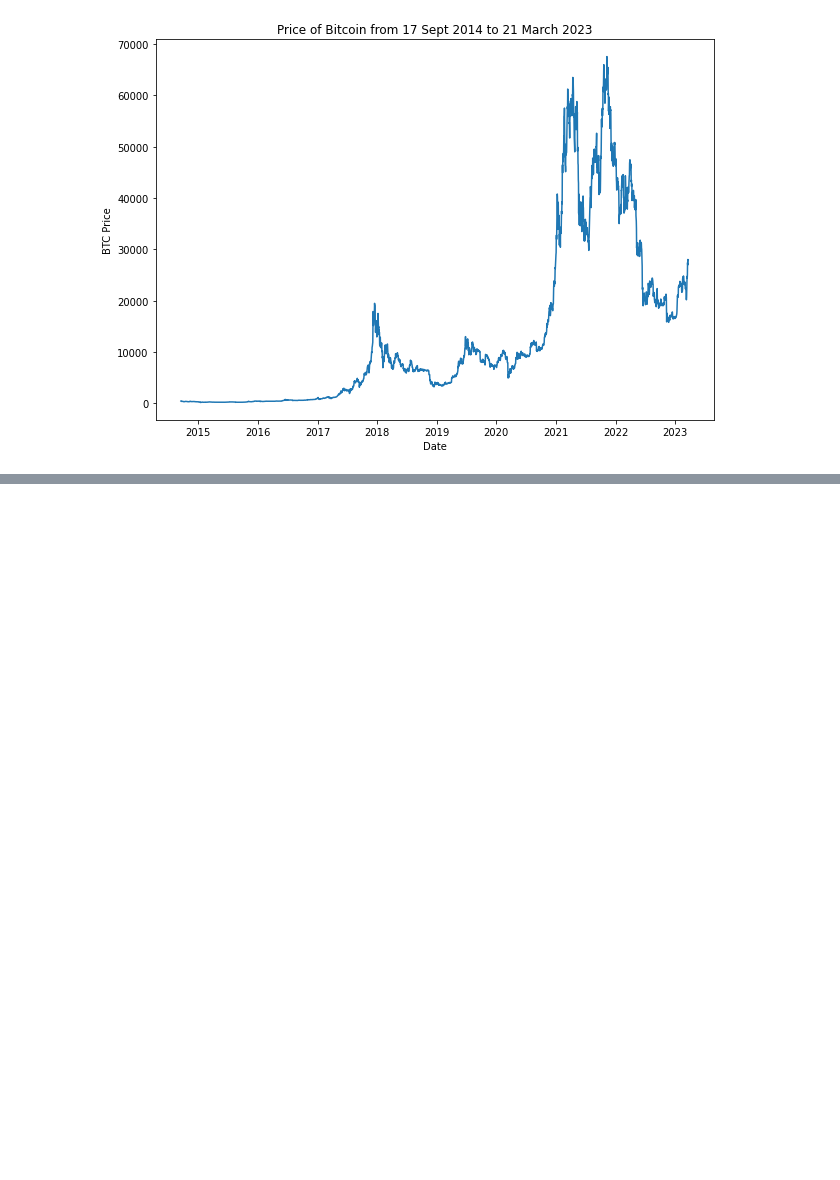
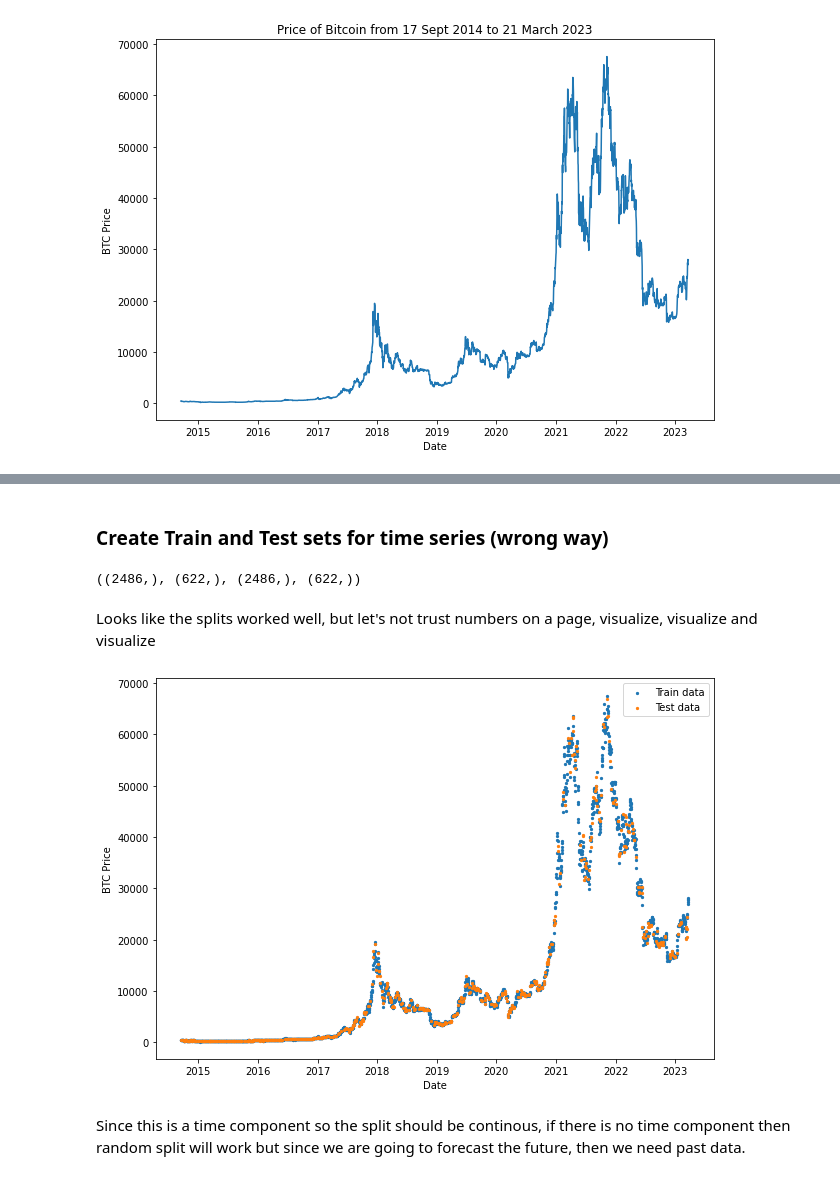
Before and after one commit to SaketMunda/time-series-with-tensorflow, a Jupyter notebook: time_series_with_tensorflow_bitpredict.ipynb, the cells around one changed output, grey strips where cells are left out. Drawn from its saved outputs; the diff is of its cells as text; code cells hidden in the pictures; blank space fills up the shorter version.

Commit message:
spliting time series data

```diff
--- a/time_series_with_tensorflow_bitpredict.ipynb
+++ b/time_series_with_tensorflow_bitpredict.ipynb
@@ -176,0 +186,28 @@ plt.title("Price of Bitcoin from 17 Sept 2014 to 21 March 2023");
+# %% [markdown]
+### Create Train and Test sets for time series (wrong way)
+# %%
+timesteps = bitcoin_prices.index.to_numpy()
+prices = bitcoin_prices["Price"].to_numpy()
+
+from sklearn.model_selection import train_test_split
+
+X_train, X_test, y_train, y_test = train_test_split(timesteps, prices, test_size=0.2, random_state=42)
+
+
+X_train.shape, X_test.shape, y_train.shape, y_test.shape
+# %% [output]
+((2486,), (622,), (2486,), (622,))
+# %% [markdown]
+Looks like the splits worked well, but let's not trust numbers on a page, visualize, visualize and visualize
+# %%
+import matplotlib.pyplot as plt
+plt.figure(figsize=(10,7))
+plt.scatter(X_train, y_train, s=5, label="Train data")
+plt.scatter(X_test, y_test, s=5, label="Test data")
+plt.ylabel("BTC Price")
+plt.xlabel("Date")
+plt.legend();
+# %% [output]
+[figure, added]
+# %% [markdown]
+Since this is a time component so the split should be continous, if there is no time component then random split will work but since we are going to forecast the future, then we need past data.
```
Also changed, not shown: parts of 10 cells of this notebook.
